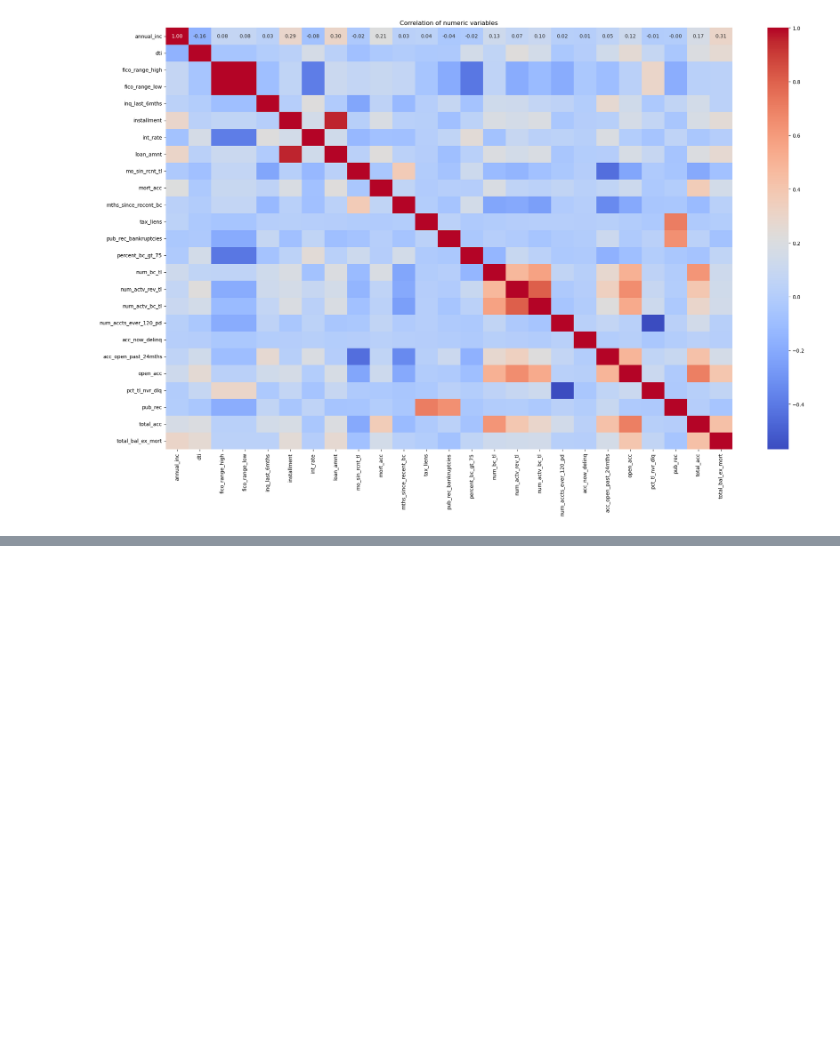
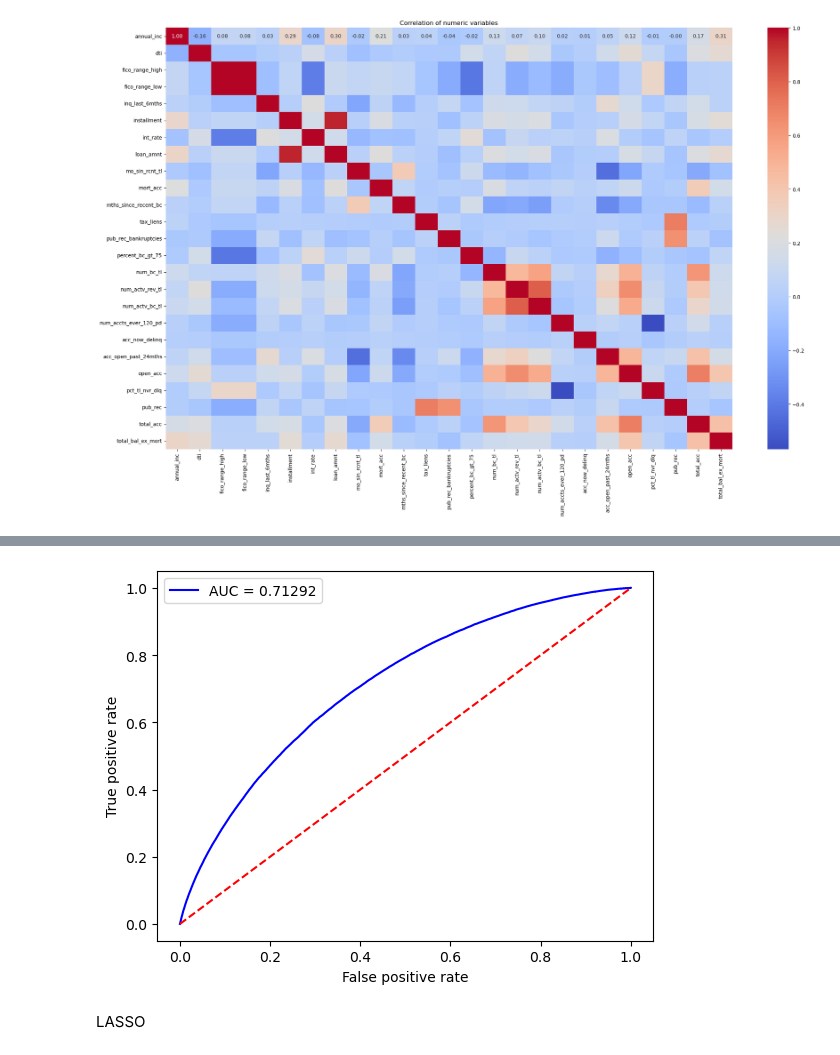
Before and after one commit to G-Mass/MTFI-project, a Jupyter notebook: p2p_lending_credit_risk_assessment.ipynb, the cells around one changed output, grey strips where cells are left out. Saved outputs shown, nothing was run; the diff lists cells and outputs as text; code cells hidden in the pictures; blank space fills up the shorter version.

Commit message:
linear models

```diff
--- a/p2p_lending_credit_risk_assessment.ipynb
+++ b/p2p_lending_credit_risk_assessment.ipynb
@@ -110,0 +342,6 @@ plt.show()
+# %%
+train_means = X_train.mean()
+train_stds = X_train.std()
+X_train= (X_train-train_means)/train_stds
+X_val = (X_val-train_means)/train_stds
+X_test = (X_test-train_means)/train_stds
@@ -110,0 +355,4 @@ plt.show()
+# %%
+logreg_model = LogisticRegression(penalty = None,max_iter=500)
+# we explicitly set the penalty to none so there is no regularization
+logreg_model.fit(X_train,y_train)
@@ -110,0 +361,12 @@ plt.show()
+# %%
+logReg_yhat_val = logreg_model.predict(X_val)
+logreg_phat_val = logreg_model.predict_proba(X_val)[:,1]
+
+print("L1 norm of coefficients: ", np.abs(logreg_model.coef_).sum())
+print("L2 norm of coefficients: ", (logreg_model.coef_**2).sum())
+print("acc_score function from sklearn: ", accuracy_score(y_val,logReg_yhat_val))
+print(classification_report(y_val,logReg_yhat_val))
+
+print("Coefficients of unregularized model")
+# Coeffs of unregularized model
+(pd.Series(logreg_model.coef_[0], index = logreg_model.feature_names_in_)).sort_values()
@@ -110,0 +404,14 @@ plt.show()
+# %%
+#Roc Curve
+fpr, tpr, thresholds = roc_curve(y_val, logreg_phat_val)
+logreg_auc_val = roc_auc_score(y_val, logreg_phat_val)
+plt.plot(fpr,tpr, "b", label = "AUC = %0.5f"%logreg_auc_val)
+plt.plot([0,1],[0,1],"r--")
+plt.legend()
+plt.xlabel("False positive rate")
+plt.ylabel("True positive rate")
+plt.show()
+# %% [output]
+[figure, added]
+# %% [markdown]
+LASSO
```
Also changed, not shown: parts of 38 cells of this notebook, 1 other file.
